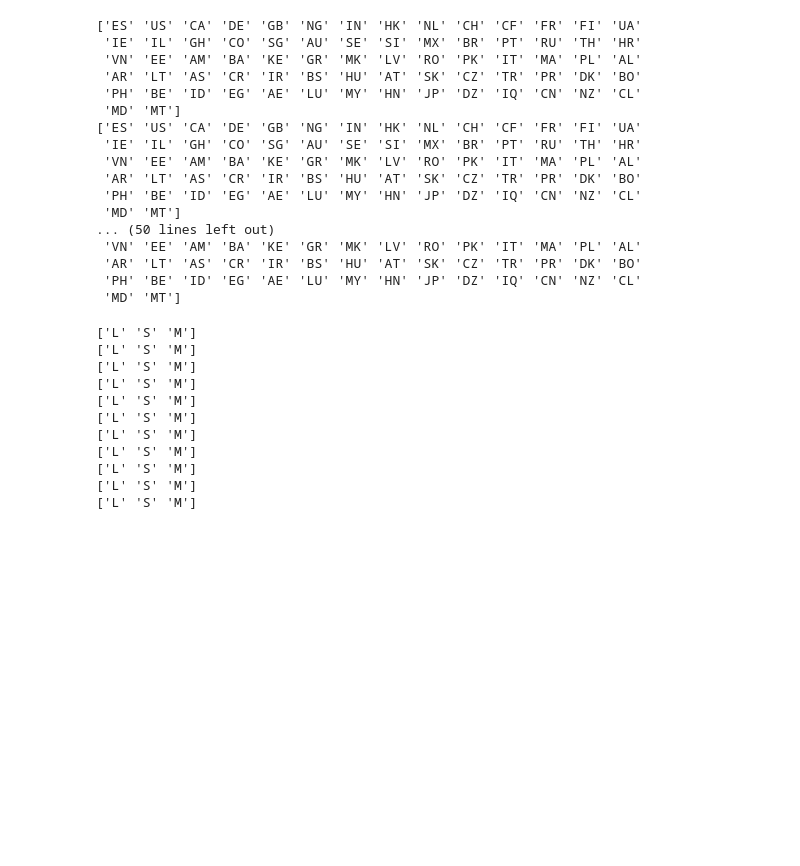
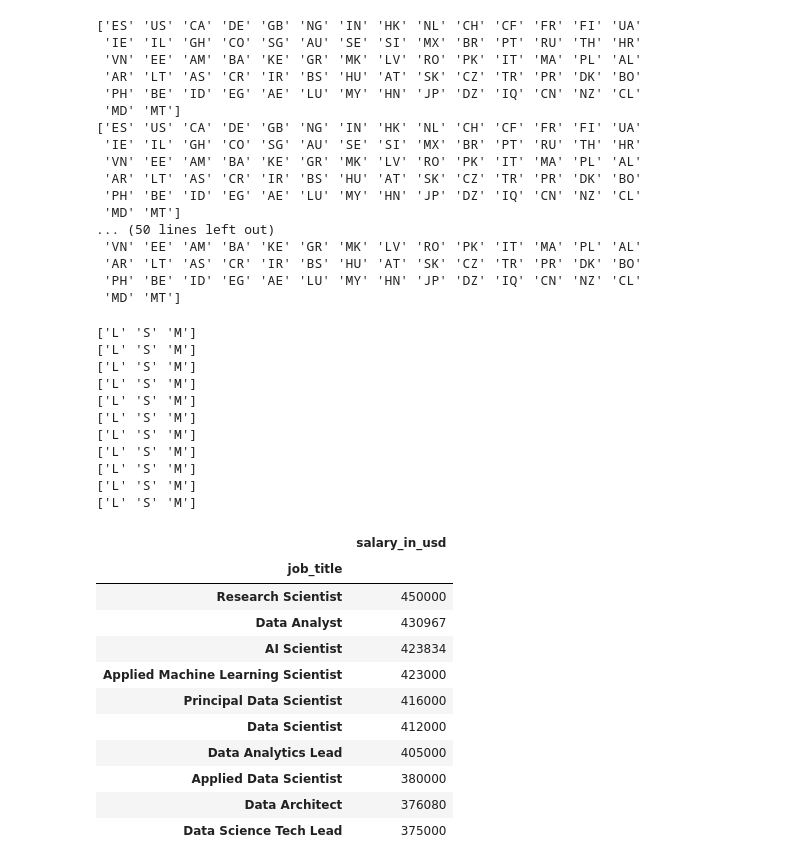
Before and after one commit to joshlynj/ds_salaries, a Jupyter notebook: notebooks/eda.ipynb, the cells around one changed output. Saved outputs shown, nothing was run; the diff lists cells and outputs as text; code cells hidden in the pictures; blank space fills up the shorter version.

```diff
--- a/notebooks/eda.ipynb
+++ b/notebooks/eda.ipynb
@@ -169,3 +169,20 @@ for col in ds_df:
 ['L' 'S' 'M']
 ['L' 'S' 'M']
 ['L' 'S' 'M']
+# %%
+highest_pay = ds_df.groupby("job_title")["salary_in_usd"].max().sort_values(ascending=False)
+highest_pay_top = highest_pay.head(10).sort_values(ascending=False).to_frame()
+highest_pay_top
+# %% [output]
+|  | salary_in_usd |
+| job_title |  |
+| Research Scientist | 450000 |
+| Data Analyst | 430967 |
+| AI Scientist | 423834 |
+| Applied Machine Learning Scientist | 423000 |
+| Principal Data Scientist | 416000 |
+| Data Scientist | 412000 |
+| Data Analytics Lead | 405000 |
+| Applied Data Scientist | 380000 |
+| Data Architect | 376080 |
+| Data Science Tech Lead | 375000 |
```
Also changed, not shown: parts of 1 cell of this notebook.
